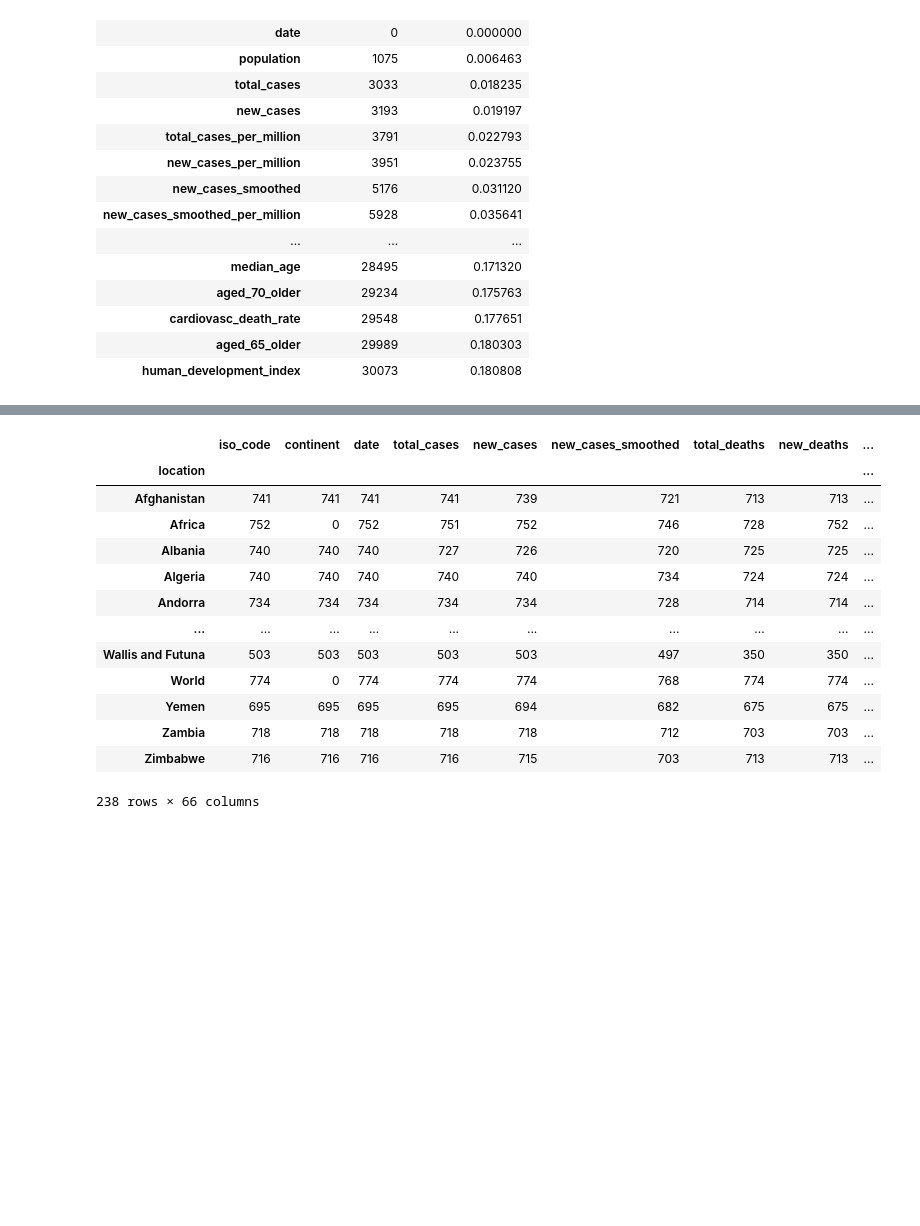
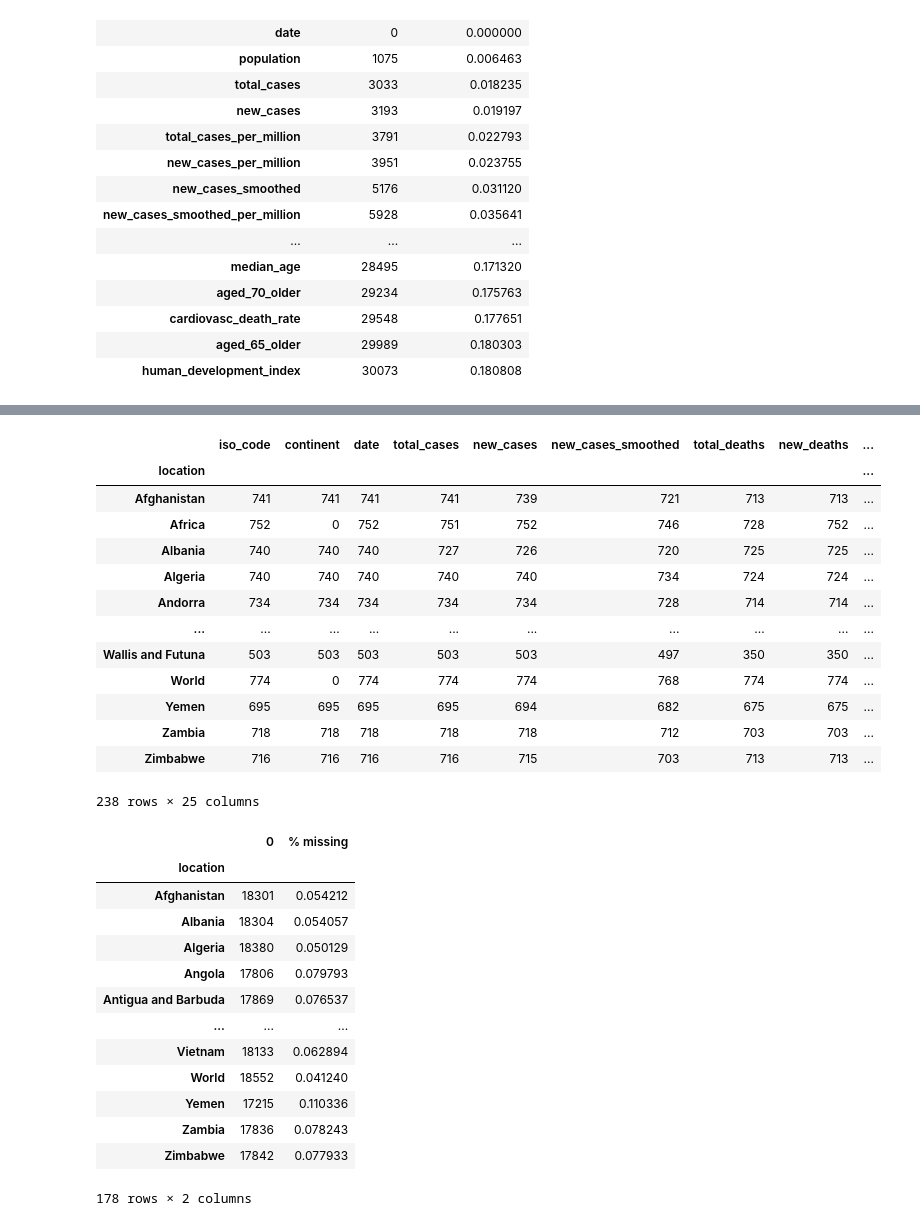
Before and after one commit to ryanchoe2024/Stat-390, a Jupyter notebook: EDA/Missingness EDA.ipynb, the cells around one changed output, grey strips where cells are left out. Cells and saved outputs as stored; diff of their text form; code cells hidden in the pictures; blank space fills up the shorter version.

```diff
--- a/EDA/Missingness EDA.ipynb
+++ b/EDA/Missingness EDA.ipynb
@@ -13,7 +13,7 @@ from sklearn import preprocessing
 import itertools
 import time
 # %%
-data = pd.read_csv("owid-covid-data.csv")
+data = pd.read_csv("owid-covid-data-1.csv")
 data.shape
 # %% [output]
 (166326, 67)
@@ -60,7 +40,8 @@ missing['% missing'] = data.isnull().sum()/data.shape[0]
 missing.columns = ["Missing Count", "Proportion Missing"]
 missing = missing.sort_values(by="Proportion Missing", ascending=True)
 # %%
-missing[missing["Proportion Missing"] < .20]
+missing = missing[missing["Proportion Missing"] < .20]
+missing
 # %% [output]
 |  | Missing Count | Proportion Missing |
 | iso_code | 0 | 0.000000 |
@@ -82,5 +84,7 @@ missing[missing["Proportion Missing"] < .20]
 # %%
-data.groupby("location").count()
+continent_data = data.groupby("location").count()
+continent_data = continent_data.drop(columns=[col for col in continent_data if col not in acceptable_columns])
+continent_data
 # %% [output]
 |  | iso_code | continent | date | total_cases | new_cases | new_cases_smoothed | total_deaths | new_deaths | ... |
 | location |  |  |  |  |  |  |  |  | ... |
@@ -95,4 +99,24 @@ data.groupby("location").count()
 | Yemen | 695 | 695 | 695 | 695 | 694 | 682 | 675 | 675 | ... |
 | Zambia | 718 | 718 | 718 | 718 | 718 | 712 | 703 | 703 | ... |
 | Zimbabwe | 716 | 716 | 716 | 716 | 715 | 703 | 713 | 713 | ... |
-238 rows × 66 columns
+238 rows × 25 columns
+# %%
+missing2 = pd.DataFrame(continent_data.sum(axis=1))
+missing2['% missing'] = 1 - (missing2/19350)
+missing2 = missing2[missing2["% missing"] < .20]
+missing2
+# %% [output]
+|  | 0 | % missing |
+| location |  |  |
+| Afghanistan | 18301 | 0.054212 |
+| Albania | 18304 | 0.054057 |
+| Algeria | 18380 | 0.050129 |
+| Angola | 17806 | 0.079793 |
+| Antigua and Barbuda | 17869 | 0.076537 |
+| ... | ... | ... |
+| Vietnam | 18133 | 0.062894 |
+| World | 18552 | 0.041240 |
+| Yemen | 17215 | 0.110336 |
+| Zambia | 17836 | 0.078243 |
+| Zimbabwe | 17842 | 0.077933 |
+178 rows × 2 columns
```
Also changed, not shown: parts of 5 cells of this notebook, 1 other file.
